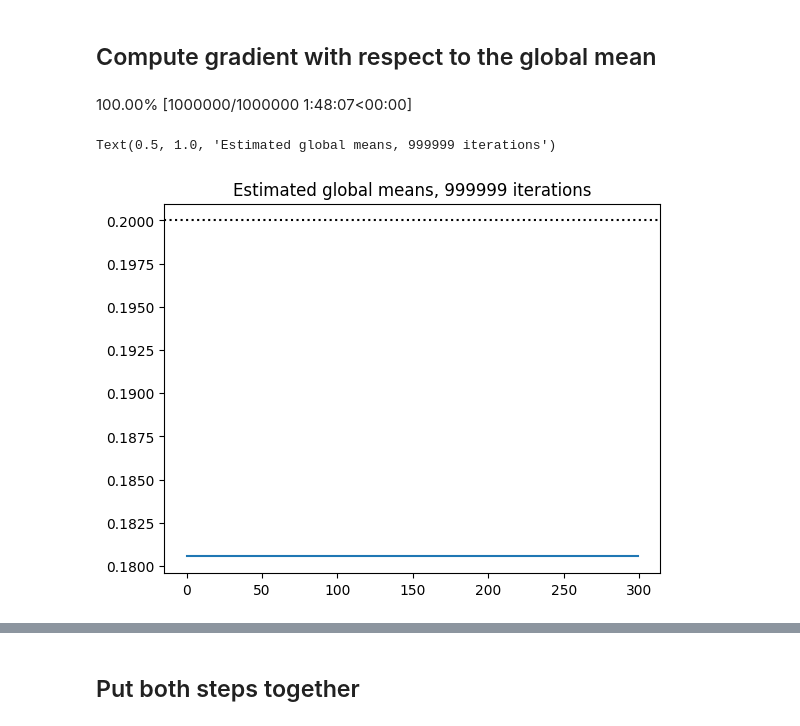
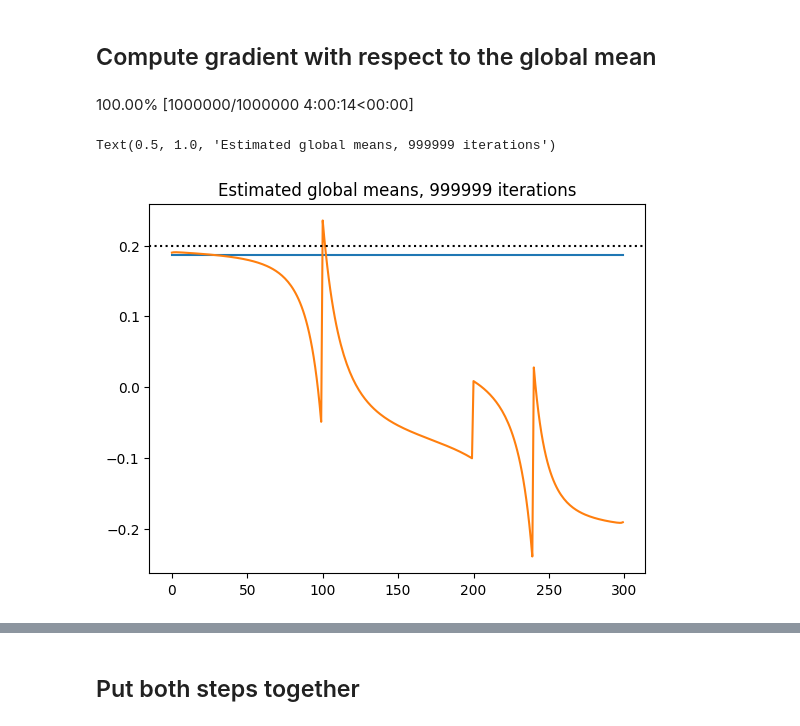
Before and after one commit to emdupre/bayes-ca, a Jupyter notebook: experiments/schematic_simulation.ipynb, the cells around one changed output, grey strips where cells are left out. Drawn from its saved outputs; the diff is of its cells as text; code cells hidden in the pictures.

```diff
--- a/experiments/schematic_simulation.ipynb
+++ b/experiments/schematic_simulation.ipynb
@@ -89,10 +90,10 @@ def step(key,
         key, subj_obs, sigmasq_obs, global_means, sigmasq_subj, mu_pri, sigmasq_pri, hazard_rates)
 
     # Update the global mean
-    global_means = prox_update_global_mean(
+    global_means, g = prox_update_global_mean(
         stepsize, global_means, subj_means, sigmasq_subj, mu_pri, sigmasq_pri, hazard_rates)
 
-    return global_means, subj_means
+    return global_means, subj_means, g
 # %% [markdown]
 ## Create data with perfectly aligned subjects
 # %%
@@ -141,6 +142,6 @@ global_means = jnp.ones((num_timesteps, num_features)) * 0.2
 
 # with jax.profiler.trace("/tmp/jax-trace", create_perfetto_link=True):
 for i in progress_bar(range(100000)):
-    global_means = prox_update_global_mean(
+    global_means, g = prox_update_global_mean(
         stepsize, global_means, subj_means, sigmasq_subj, mu_pri, sigmasq_pri, hazard_rates)
 # %% [output]
@@ -159,7 +161,7 @@ global_means = jnp.ones((num_timesteps, num_features)) * 0.2
 
 for itr in progress_bar(range(1000000)):
     this_key, key = jr.split(key)
-    global_means, subj_means = step(
+    global_means, subj_means, g = step(
         this_key,
         stepsize,
         obs,
@@ -258,7 +261,7 @@ global_means = jnp.ones((num_timesteps, num_features)) * 0.2
 
 # with jax.profiler.trace("/tmp/jax-trace", create_perfetto_link=True):
 for i in progress_bar(range(1000000)):
-    global_means = prox_update_global_mean(
+    global_means, g = prox_update_global_mean(
         stepsize, global_means, subj_means, sigmasq_subj, mu_pri, sigmasq_pri, hazard_rates)
     # if not jnp.allclose(global_means, step_means, atol=1e-9):
     #     global_means = step_means
@@ -266,14 +269,15 @@ for i in progress_bar(range(1000000)):
     #     global_means = step_means
     #     break
 # %% [output]
-100.00% [1000000/1000000 1:48:07<00:00]
+100.00% [1000000/1000000 4:00:14<00:00]
 # %%
 plt.plot(global_means)
+plt.plot(g)
 plt.axhline(0.2, color='k', ls=':')
 plt.title(f'Estimated global means, {i} iterations')
 # %% [output]
 Text(0.5, 1.0, 'Estimated global means, 999999 iterations')
-[figure, old version]
+[figure, new version]
 # %%
 jnp.unique(global_means)
 # %% [output]
```
Also changed, not shown: parts of 12 cells of this notebook, 1 other file.
